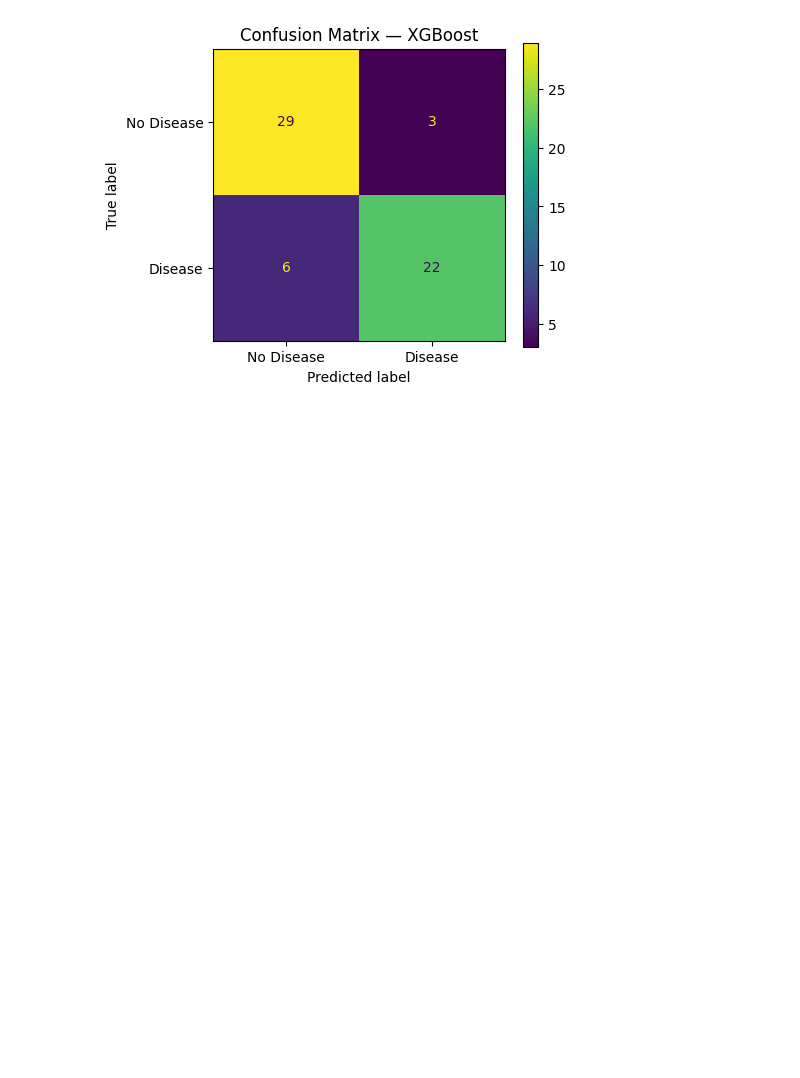
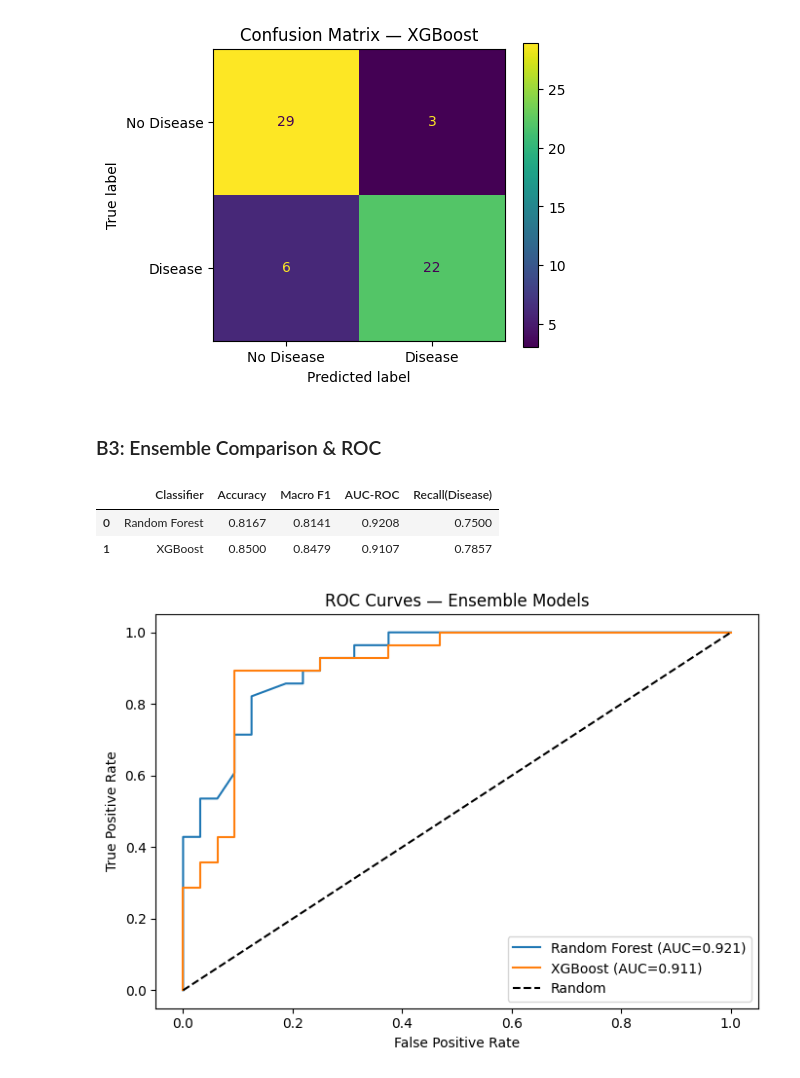
Before and after one commit to Ishmal-fa/cardioai-heart-disease-ml-pipeline, a Jupyter notebook: heart_disease_ml_pipeline.ipynb, the cells around one changed output. Saved outputs shown, nothing was run; the diff lists cells and outputs as text; code cells hidden in the pictures; blank space fills up the shorter version.

Commit message:
Add ensemble comparison with ROC curves and performance evaluation

```diff
--- a/heart_disease_ml_pipeline.ipynb
+++ b/heart_disease_ml_pipeline.ipynb
@@ -644,3 +644,42 @@ Accuracy: 0.8500 | Macro F1: 0.8479 | AUC-ROC: 0.9107
    macro avg       0.85      0.85      0.85        60
 weighted avg       0.85      0.85      0.85        60
 [figure]
+# %% [markdown]
+### B3: Ensemble Comparison & ROC
+# %%
+from sklearn.metrics import roc_curve
+
+# Comparison table
+def recall_disease(model, X_te, y_te):
+    y_pred = model.predict(X_te)
+    return classification_report(y_te, y_pred, output_dict=True)['1']['recall']
+
+comp = pd.DataFrame({
+    'Classifier':   ['Random Forest', 'XGBoost'],
+    'Accuracy':     [f'{rf_acc:.4f}', f'{xgb_acc:.4f}'],
+    'Macro F1':     [f'{rf_f1:.4f}',  f'{xgb_f1:.4f}'],
+    'AUC-ROC':      [f'{rf_auc:.4f}', f'{xgb_auc:.4f}'],
+    'Recall(Disease)': [
+        f'{recall_disease(rf_best,  X_test, y_test):.4f}',
+        f'{recall_disease(xgb_final, X_test, y_test):.4f}'
+    ]
+})
+display(comp)
+
+# ROC curves
+fig, ax = plt.subplots(figsize=(7, 5))
+for prob, lbl, auc_val in [
+        (rf_prob,  'Random Forest', rf_auc),
+        (xgb_prob, 'XGBoost',       xgb_auc)]:
+    fpr, tpr, _ = roc_curve(y_test, prob)
+    ax.plot(fpr, tpr, label=f'{lbl} (AUC={auc_val:.3f})')
+ax.plot([0,1],[0,1],'k--', label='Random')
+ax.set_xlabel('False Positive Rate'); ax.set_ylabel('True Positive Rate')
+ax.set_title('ROC Curves — Ensemble Models')
+ax.legend()
+plt.tight_layout(); plt.show()
+# %% [output]
+|  | Classifier | Accuracy | Macro F1 | AUC-ROC | Recall(Disease) |
+| 0 | Random Forest | 0.8167 | 0.8141 | 0.9208 | 0.7500 |
+| 1 | XGBoost | 0.8500 | 0.8479 | 0.9107 | 0.7857 |
+[figure, added]
```
Also changed, not shown: parts of 1 cell of this notebook.
